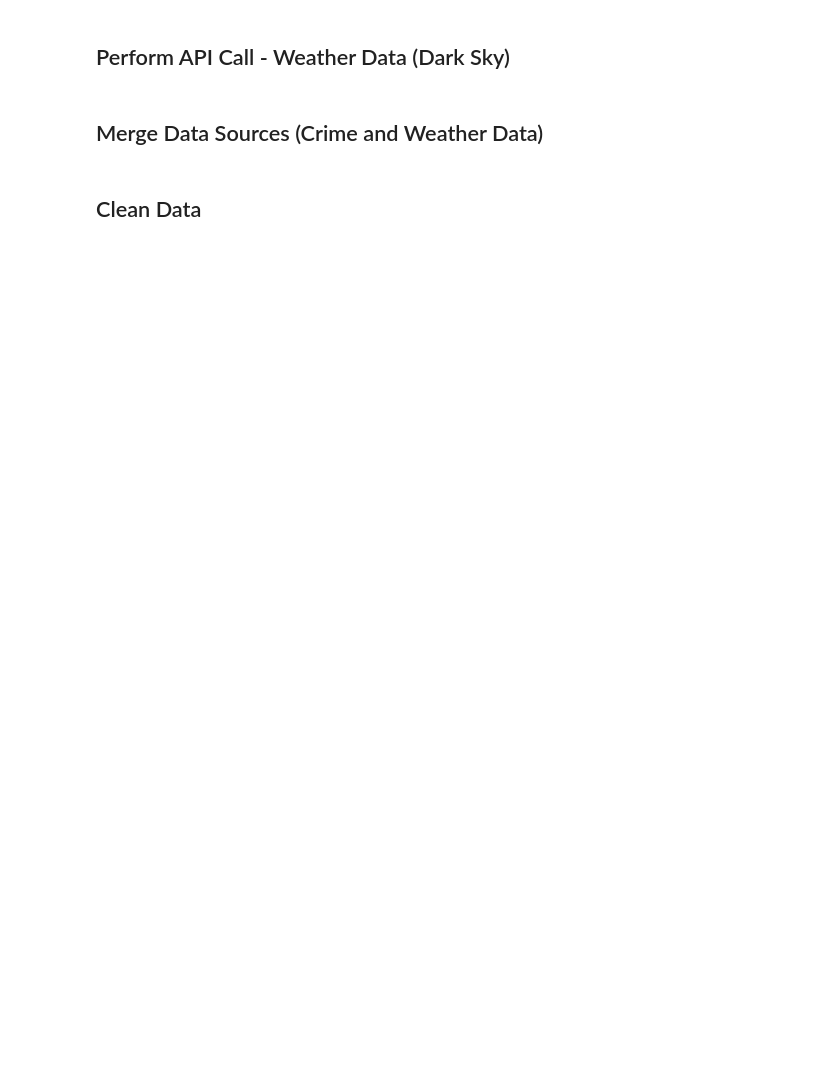
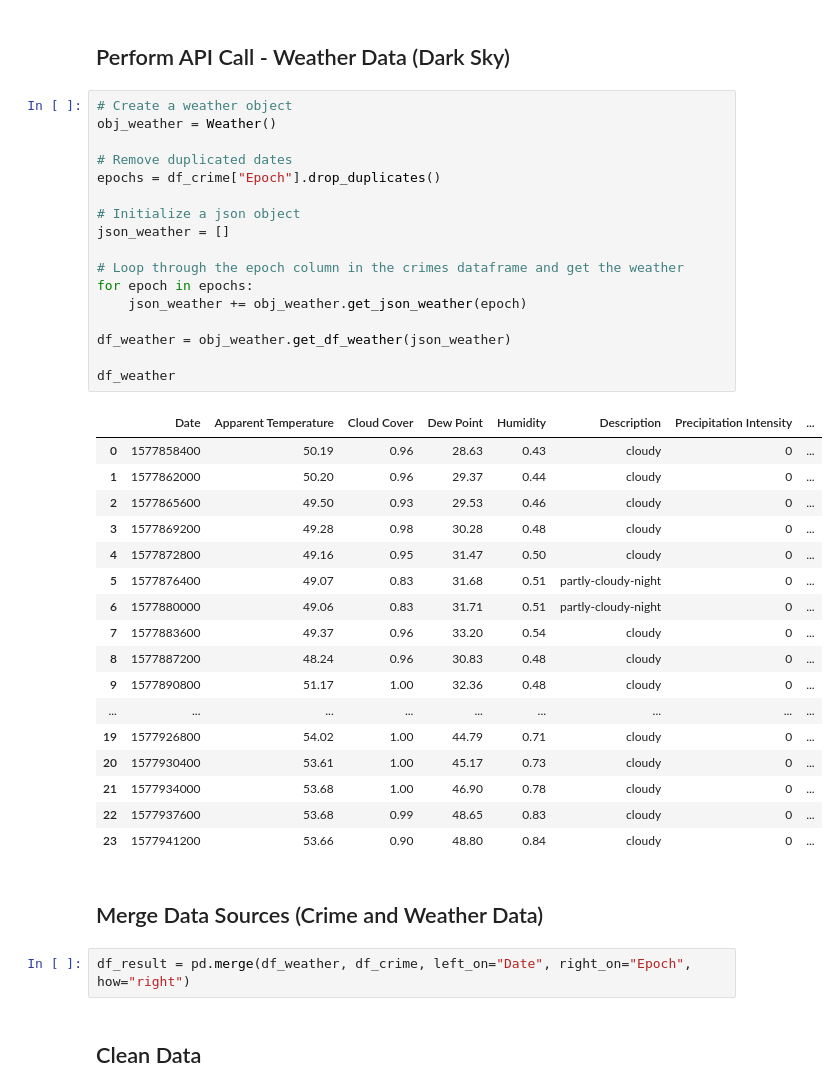
Before and after one commit to eanord4/First-Project, a Jupyter notebook: first-project.ipynb, the cells around one changed output. Drawn from its saved outputs; the diff is of its cells as text; blank space fills up the shorter version.

```diff
--- a/first-project.ipynb
+++ b/first-project.ipynb
@@ -16,6 +29,43 @@ import time
 # %% [markdown]
 ## Perform API Call - Weather Data (Dark Sky)
+# %%
+# Create a weather object
+obj_weather = Weather()
+
+# Remove duplicated dates
+epochs = df_crime["Epoch"].drop_duplicates()
+
+# Initialize a json object
+json_weather = []
+
+# Loop through the epoch column in the crimes dataframe and get the weather
+for epoch in epochs:
+    json_weather += obj_weather.get_json_weather(epoch)
+
+df_weather = obj_weather.get_df_weather(json_weather)
+
+df_weather
+# %% [output]
+|  | Date | Apparent Temperature | Cloud Cover | Dew Point | Humidity | Description | Precipitation Intensity | ... |
+| 0 | 1577858400 | 50.19 | 0.96 | 28.63 | 0.43 | cloudy | 0 | ... |
+| 1 | 1577862000 | 50.20 | 0.96 | 29.37 | 0.44 | cloudy | 0 | ... |
+| 2 | 1577865600 | 49.50 | 0.93 | 29.53 | 0.46 | cloudy | 0 | ... |
+| 3 | 1577869200 | 49.28 | 0.98 | 30.28 | 0.48 | cloudy | 0 | ... |
+| 4 | 1577872800 | 49.16 | 0.95 | 31.47 | 0.50 | cloudy | 0 | ... |
+| 5 | 1577876400 | 49.07 | 0.83 | 31.68 | 0.51 | partly-cloudy-night | 0 | ... |
+| 6 | 1577880000 | 49.06 | 0.83 | 31.71 | 0.51 | partly-cloudy-night | 0 | ... |
+| 7 | 1577883600 | 49.37 | 0.96 | 33.20 | 0.54 | cloudy | 0 | ... |
+| 8 | 1577887200 | 48.24 | 0.96 | 30.83 | 0.48 | cloudy | 0 | ... |
+| 9 | 1577890800 | 51.17 | 1.00 | 32.36 | 0.48 | cloudy | 0 | ... |
+| ... | ... | ... | ... | ... | ... | ... | ... | ... |
+| 19 | 1577926800 | 54.02 | 1.00 | 44.79 | 0.71 | cloudy | 0 | ... |
+| 20 | 1577930400 | 53.61 | 1.00 | 45.17 | 0.73 | cloudy | 0 | ... |
+| 21 | 1577934000 | 53.68 | 1.00 | 46.90 | 0.78 | cloudy | 0 | ... |
+| 22 | 1577937600 | 53.68 | 0.99 | 48.65 | 0.83 | cloudy | 0 | ... |
+| 23 | 1577941200 | 53.66 | 0.90 | 48.80 | 0.84 | cloudy | 0 | ... |
 # %% [markdown]
 ## Merge Data Sources (Crime and Weather Data)
+# %%
+df_result = pd.merge(df_weather, df_crime, left_on="Date", right_on="Epoch", how="right")
 # %% [markdown]
 ## Clean Data
```
Also changed, not shown: parts of 6 cells of this notebook, 2 other files.
